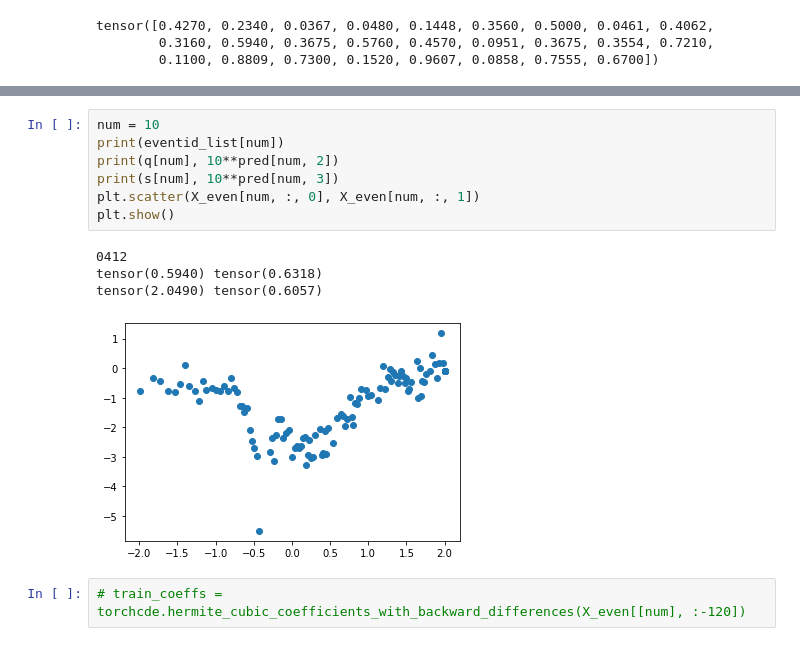
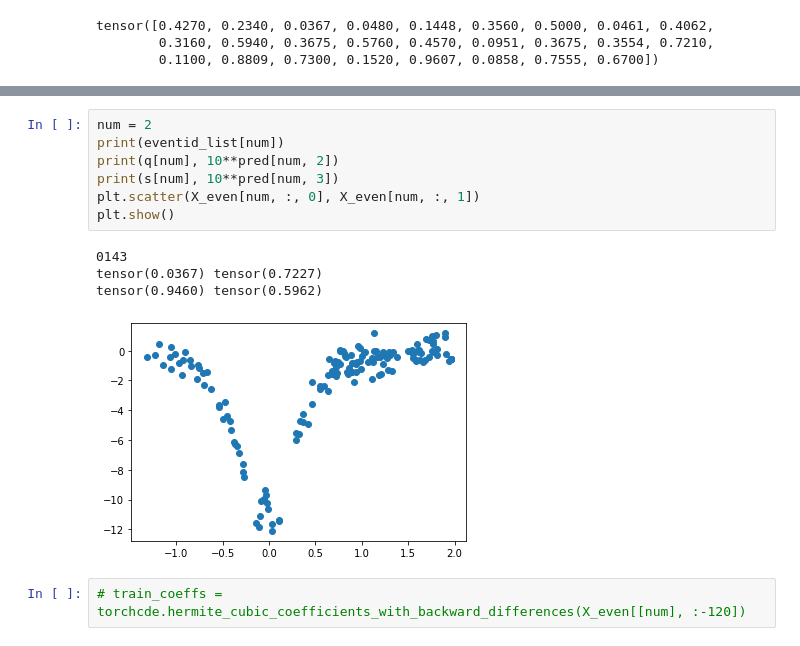
Before and after one commit to haimengzhao/magic-microlensing, a Jupyter notebook: KMT/KMT_reg.ipynb, the cells around one changed output, grey strips where cells are left out. Cells and saved outputs as stored; diff of their text form.

```diff
--- a/KMT/KMT_reg.ipynb
+++ b/KMT/KMT_reg.ipynb
@@ -294,15 +294,15 @@ mse of log10s:  0.023335414532051218
 # %%
-num = 10
+num = 2
 print(eventid_list[num])
 print(q[num], 10**pred[num, 2])
 print(s[num], 10**pred[num, 3])
 plt.scatter(X_even[num, :, 0], X_even[num, :, 1])
 plt.show()
 # %% [output]
-0412
-tensor(0.5940) tensor(0.6318)
-tensor(2.0490) tensor(0.6057)
+0143
+tensor(0.0367) tensor(0.7227)
+tensor(0.9460) tensor(0.5962)
-[figure, old version]
+[figure, new version]
 # %%
 # train_coeffs = torchcde.hermite_cubic_coefficients_with_backward_differences(X_even[[num], :-120])
 # %%
```
Also changed, not shown: parts of 19 cells of this notebook.
